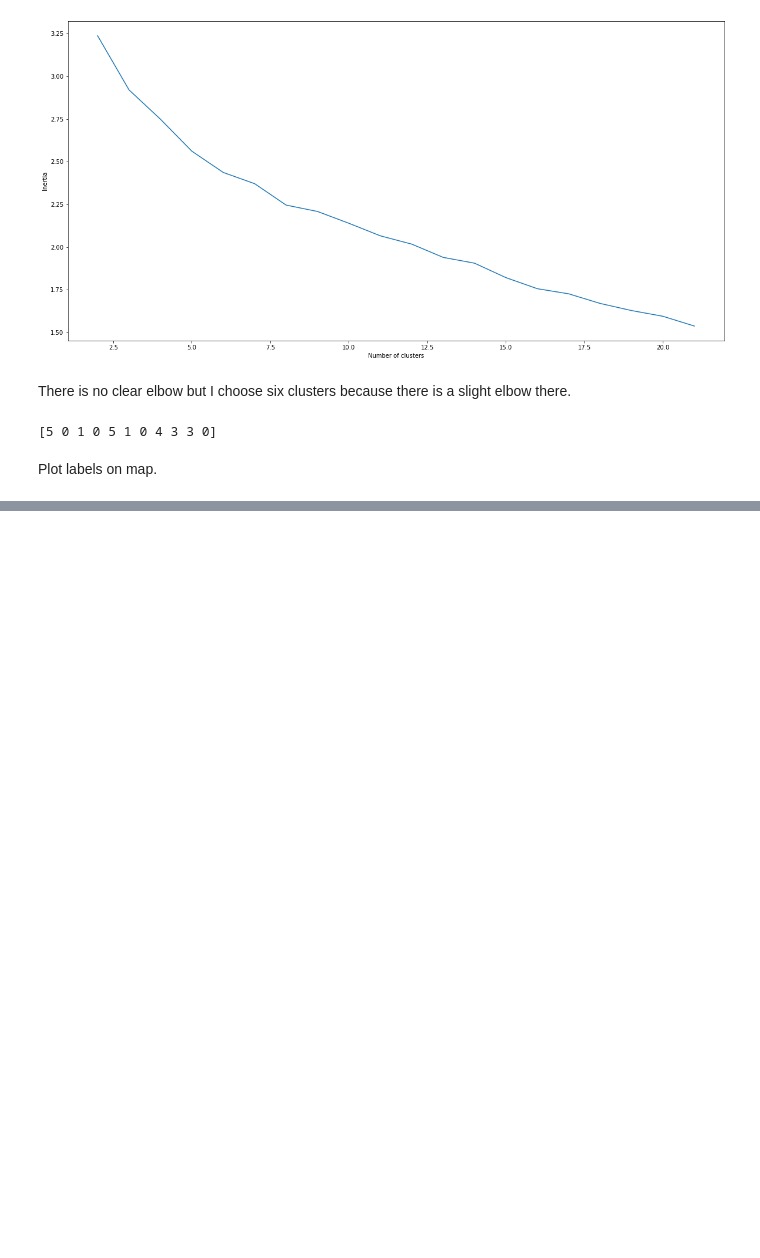
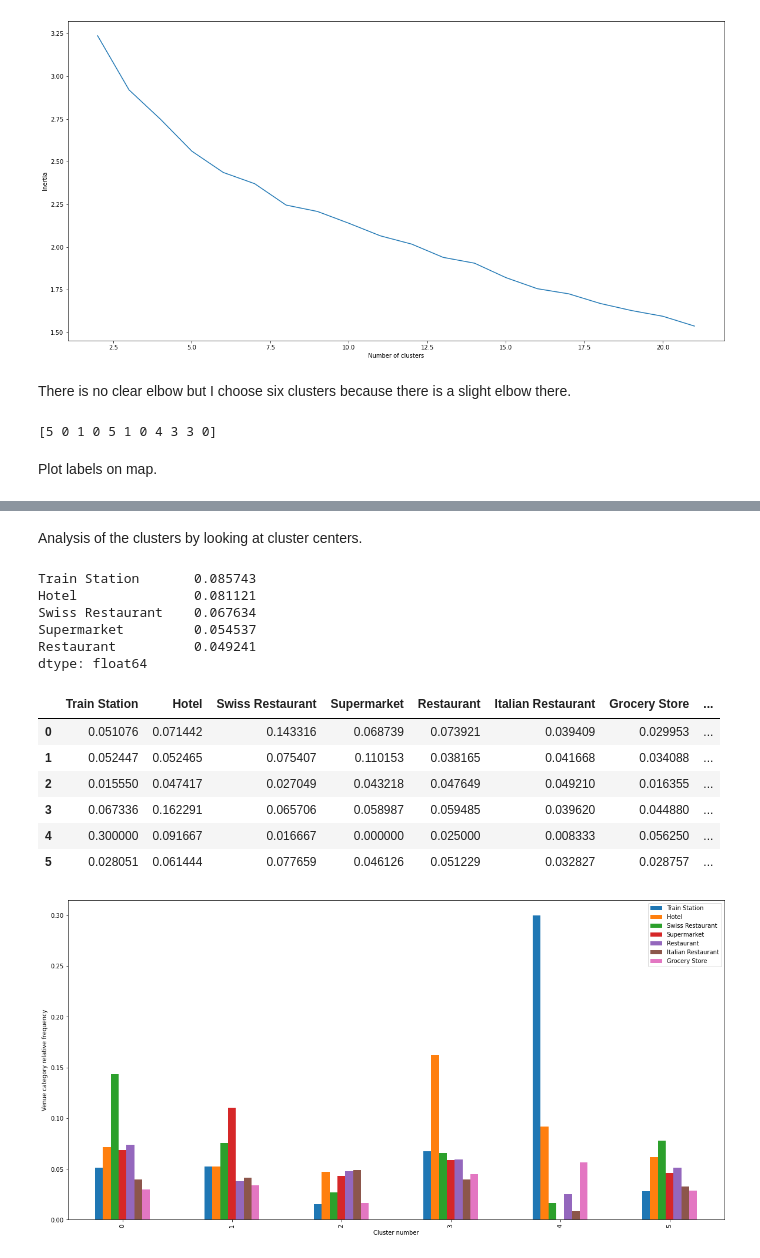
Before and after one commit to jodietrich/Coursera_Capstone, a Jupyter notebook: swiss_city_clustering.ipynb, the cells around one changed output, grey strips where cells are left out. Drawn from its saved outputs; the diff is of its cells as text; code cells hidden in the pictures; blank space fills up the shorter version.

Commit message:
cluster analysis

```diff
--- a/swiss_city_clustering.ipynb
+++ b/swiss_city_clustering.ipynb
@@ -503,3 +503,31 @@ for lat, lon, poi, cluster in zip(swiss_cities_clustered['Latitude'], swiss_citi
 map_clusters
 # %% [output]
 [interactive output not drawn]
+# %% [markdown]
+Analysis of the clusters by looking at cluster centers.
+# %%
+km_centers = kmeans_chosen_result.cluster_centers_
+cluster_center_df = pd.DataFrame(km_centroids, columns = cities_features.columns)
+center_of_centers_df = cluster_center_df.mean().sort_values(ascending=False)
+display(center_of_centers_df.head())
+cluster_center_df = cluster_center_df[center_of_centers_df.index]
+display(cluster_center_df)
+cluster_center_df[cluster_center_df.columns[:7]].plot(kind='bar', figsize=(20, 10))
+plt.xlabel('Cluster number')
+plt.ylabel('Venue category relative frequency')
+plt.show()
+# %% [output]
+Train Station       0.085743
+Hotel               0.081121
+Swiss Restaurant    0.067634
+Supermarket         0.054537
+Restaurant          0.049241
+dtype: float64
+|  | Train Station | Hotel | Swiss Restaurant | Supermarket | Restaurant | Italian Restaurant | Grocery Store | ... |
+| 0 | 0.051076 | 0.071442 | 0.143316 | 0.068739 | 0.073921 | 0.039409 | 0.029953 | ... |
+| 1 | 0.052447 | 0.052465 | 0.075407 | 0.110153 | 0.038165 | 0.041668 | 0.034088 | ... |
+| 2 | 0.015550 | 0.047417 | 0.027049 | 0.043218 | 0.047649 | 0.049210 | 0.016355 | ... |
+| 3 | 0.067336 | 0.162291 | 0.065706 | 0.058987 | 0.059485 | 0.039620 | 0.044880 | ... |
+| 4 | 0.300000 | 0.091667 | 0.016667 | 0.000000 | 0.025000 | 0.008333 | 0.056250 | ... |
+| 5 | 0.028051 | 0.061444 | 0.077659 | 0.046126 | 0.051229 | 0.032827 | 0.028757 | ... |
+[figure, added]
```
